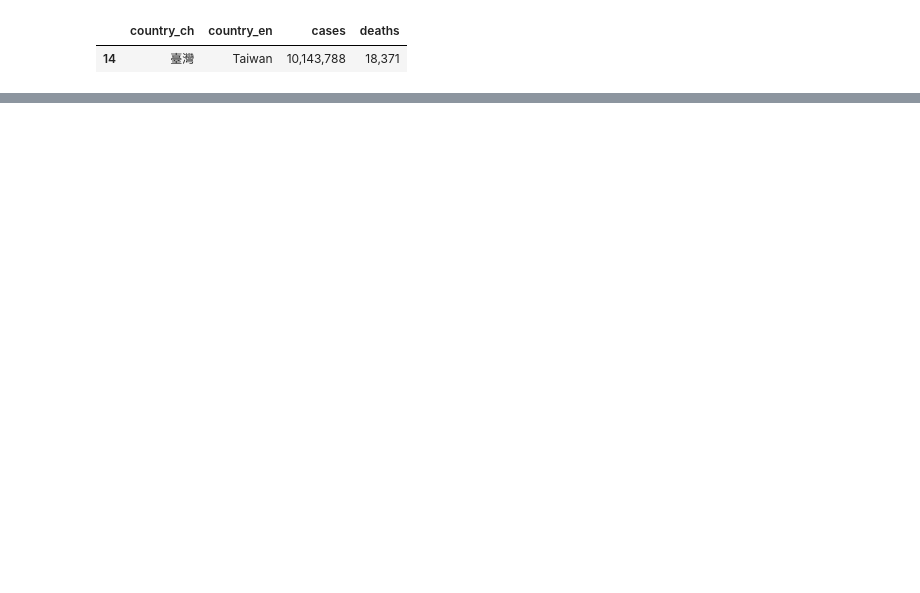
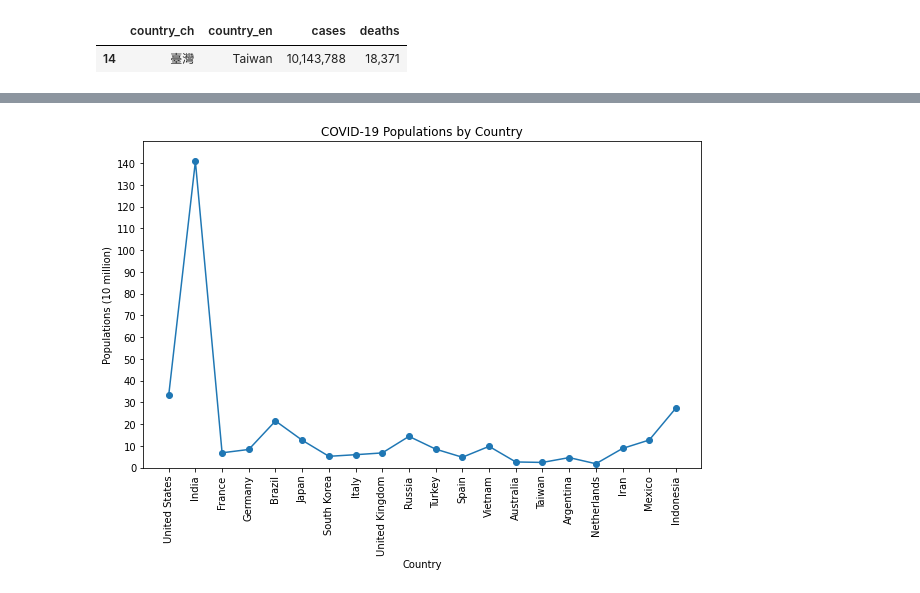
Before and after one commit to yoru10129/0726, a Jupyter notebook: pandas.ipynb, the cells around one changed output, grey strips where cells are left out. Drawn from its saved outputs; the diff is of its cells as text; code cells hidden in the pictures; blank space fills up the shorter version.

```diff
--- a/pandas.ipynb
+++ b/pandas.ipynb
@@ -554,0 +697,26 @@ result
+# %%
+populations=[33.19,140.8,6.78,8.32,21.43,12.57,5.17,5.91,6.73,14.34,8.47,4.74,9.75,2.57,2.357,4.58,1.75,8.79,12.67,27.38]
+# %%
+test=data.drop(data.index[20:202])
+# %%
+test['populations']=populations
+# %%
+x=data['country_en'].head(20)
+y=test['populations'].head(20)
+
+plt.figure(figsize=(10, 6))
+plt.ylim(0, 150)
+plt.yticks(range(0, 150, 10))
+
+plt.plot(x, y, marker='o')
+
+plt.xticks(rotation=90)
+
+plt.title('COVID-19 Populations by Country')
+plt.xlabel('Country')
+plt.ylabel('Populations (10 million)')
+
+# 顯示圖表
+plt.show()
+# %% [output]
+[figure, added]
```
Also changed, not shown: parts of 21 cells of this notebook.
